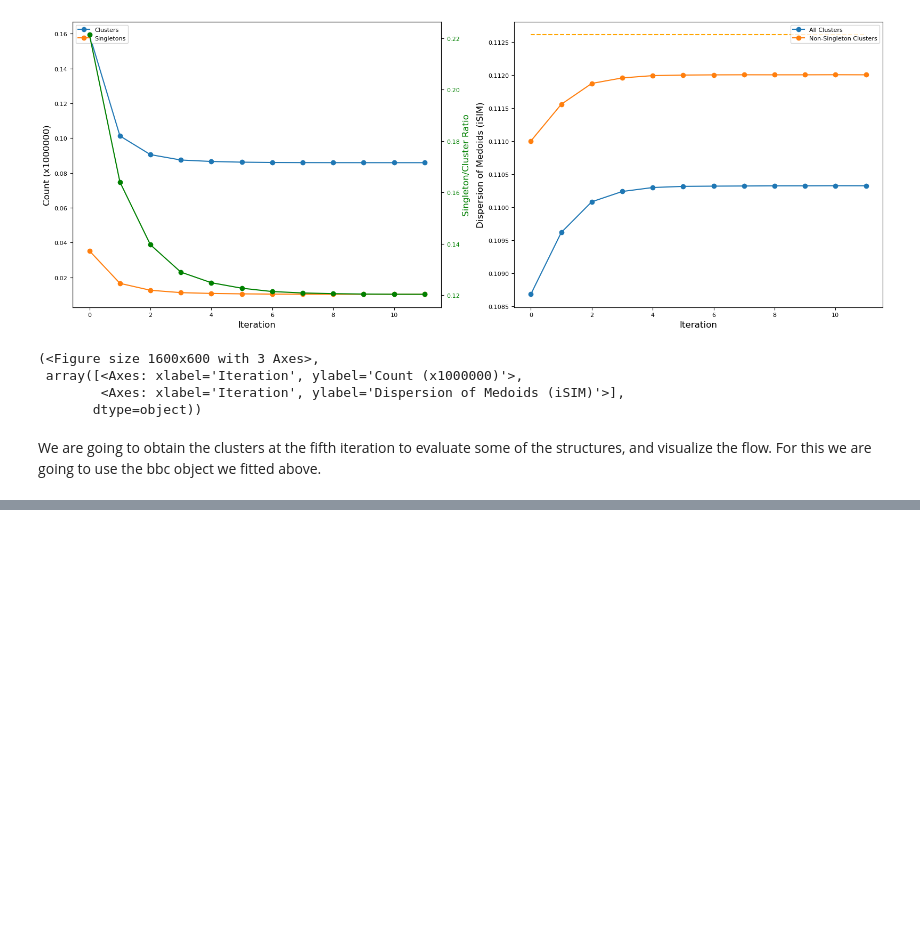
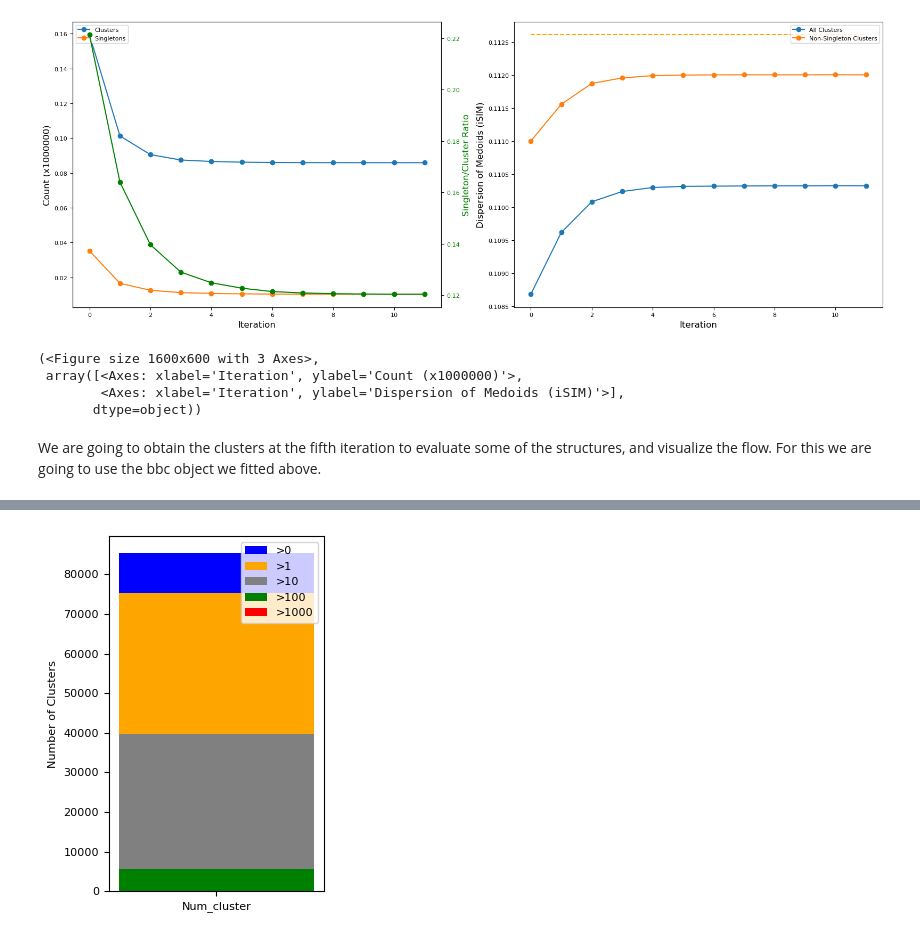
Before and after one commit to mqcomplab/bblean, a Jupyter notebook: examples/best_practices/bitbirch_parameter.ipynb, the cells around one changed output, grey strips where cells are left out. Saved outputs shown, nothing was run; the diff lists cells and outputs as text; code cells hidden in the pictures; blank space fills up the shorter version.

```diff
--- a/examples/best_practices/bitbirch_parameter.ipynb
+++ b/examples/best_practices/bitbirch_parameter.ipynb
@@ -228,3 +234,7 @@ Final number of singletons: 9864
+# %%
+clusters_pop_plot(clusters_after)
+# %% [output]
+[figure, added]
 # %%
 sankey_cluster_flow(clusters, clusters_after,
                     min_flow=1000,
```
Also changed, not shown: parts of 12 cells of this notebook, 4 other files.
